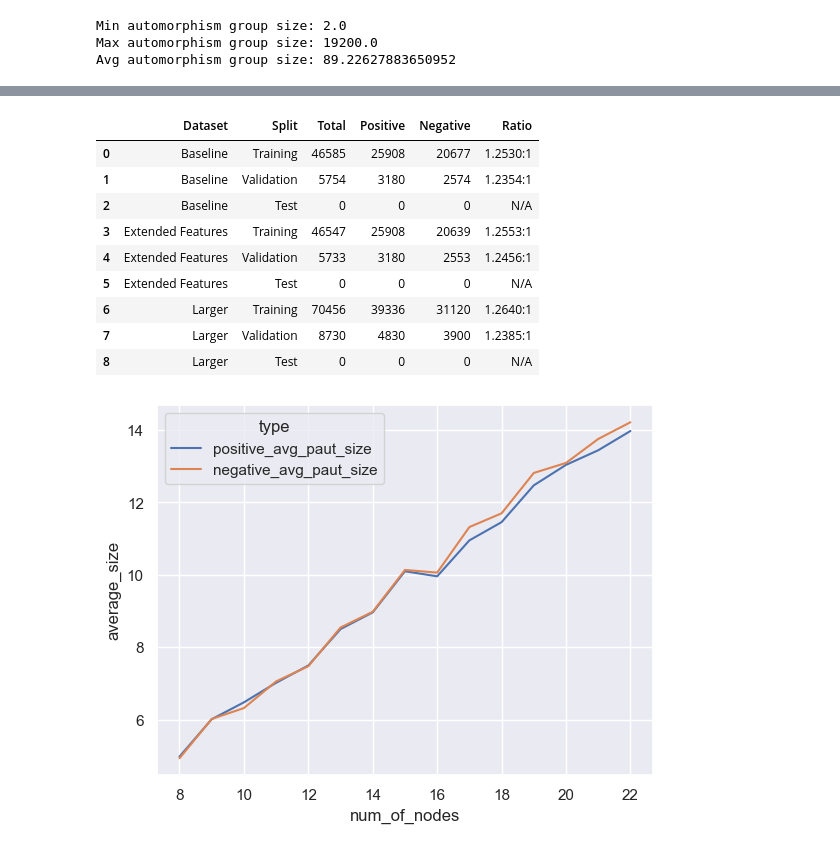
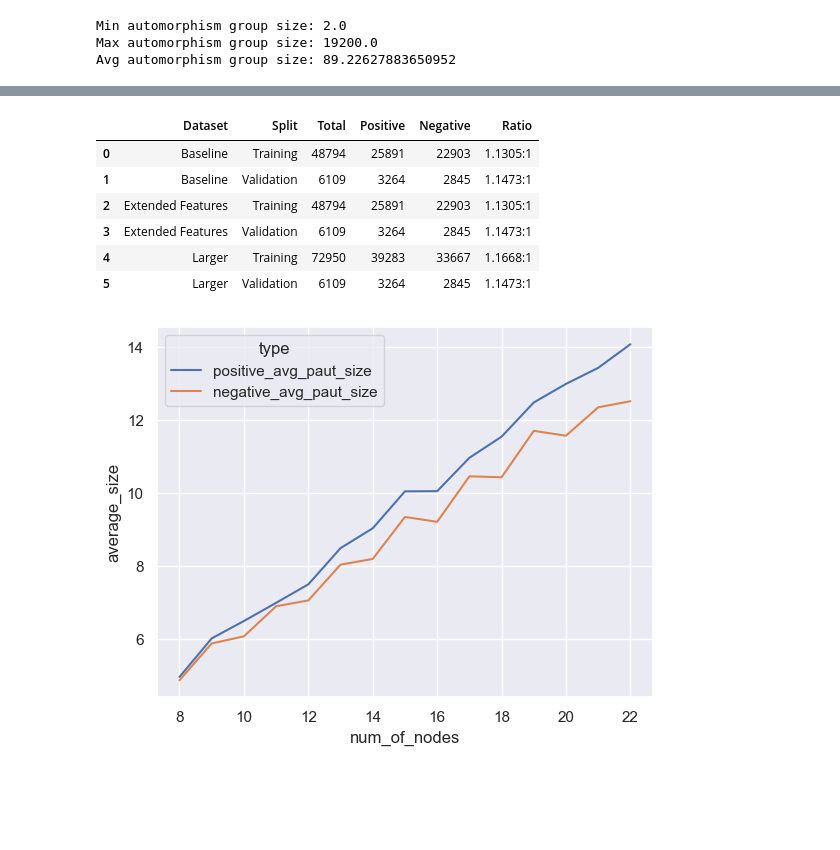
Before and after one commit to rivalxy/gnn-graph-theory, a Jupyter notebook: dataset/dataset_stats.ipynb, the cells around one changed output, grey strips where cells are left out. Cells and saved outputs as stored; diff of their text form; code cells hidden in the pictures; blank space fills up the shorter version.

```diff
--- a/dataset/dataset_stats.ipynb
+++ b/dataset/dataset_stats.ipynb
@@ -56,21 +56,3 @@ print(f"Avg automorphism group size: {avg_group_size}")
 Min automorphism group size: 2.0
 Max automorphism group size: 19200.0
 Avg automorphism group size: 89.22627883650952
-# %%
-larger_dataset = pd.read_csv("paut_sizes.csv")
-sns.set_theme()
-sns.histplot(
-    larger_dataset["extension_size"].where(larger_dataset["extension_size"] != 0),
-    bins=7,
-).set(title="Distribution of partial automorphism extension sizes")
-plt.show()
-min_extension_size = np.min(
-    larger_dataset["extension_size"].where(larger_dataset["extension_size"] != 0)
-)
-max_extension_size = np.max(larger_dataset["extension_size"])
-avg_extension_size = np.mean(
-    larger_dataset["extension_size"].where(larger_dataset["extension_size"] != 0)
-)
-print(f"Min extension size: {min_extension_size}")
-print(f"Max extension size: {max_extension_size}")
-print(f"Avg extension size: {avg_extension_size}")
@@ -95,6 +71,7 @@ def get_stats(df, split_col="dataset_type"):
         rows.append([split_label, total, pos, neg, ratio])
     return rows
 # %%
+larger_dataset = pd.read_csv("paut_sizes.csv")
 smaller_dataset = pd.read_csv("baseline/paut_sizes_baseline.csv")
 extended_features = pd.read_csv("7_features/paut_sizes_7_features.csv")
 all_rows = (
@@ -110,46 +87,39 @@ df = pd.DataFrame(
 df
 # %% [output]
 |  | Dataset | Split | Total | Positive | Negative | Ratio |
-| 0 | Baseline | Training | 46585 | 25908 | 20677 | 1.2530:1 |
-| 1 | Baseline | Validation | 5754 | 3180 | 2574 | 1.2354:1 |
-| 2 | Baseline | Test | 0 | 0 | 0 | N/A |
-| 3 | Extended Features | Training | 46547 | 25908 | 20639 | 1.2553:1 |
-| 4 | Extended Features | Validation | 5733 | 3180 | 2553 | 1.2456:1 |
-| 5 | Extended Features | Test | 0 | 0 | 0 | N/A |
-| 6 | Larger | Training | 70456 | 39336 | 31120 | 1.2640:1 |
-| 7 | Larger | Validation | 8730 | 4830 | 3900 | 1.2385:1 |
-| 8 | Larger | Test | 0 | 0 | 0 | N/A |
+| 0 | Baseline | Training | 48794 | 25891 | 22903 | 1.1305:1 |
+| 1 | Baseline | Validation | 6109 | 3264 | 2845 | 1.1473:1 |
+| 2 | Extended Features | Training | 48794 | 25891 | 22903 | 1.1305:1 |
+| 3 | Extended Features | Validation | 6109 | 3264 | 2845 | 1.1473:1 |
+| 4 | Larger | Training | 72950 | 39283 | 33667 | 1.1668:1 |
+| 5 | Larger | Validation | 6109 | 3264 | 2845 | 1.1473:1 |
 # %%
-larger_dataset["total_paut_size"] = (
-    larger_dataset["original_paut_size"] + larger_dataset["extension_size"]
-)
-
 positive_avg_paut_size = (
-    larger_dataset[larger_dataset["extension_size"] == 0]
-    .groupby("num_of_nodes")["original_paut_size"]
+    larger_dataset[larger_dataset["label"] == 1]
+    .groupby("num_of_nodes")["paut_size"]
     .mean()
     .reset_index(name="positive_avg_paut_size")
 )
 
 negative_avg_paut_size = (
-    larger_dataset[larger_dataset["extension_size"] != 0]
-    .groupby("num_of_nodes")["total_paut_size"]
+    larger_dataset[larger_dataset["label"] == 0]
+    .groupby("num_of_nodes")["paut_size"]
     .mean()
     .reset_index(name="negative_avg_paut_size")
 )
 
 plot_df = positive_avg_paut_size.merge(
     negative_avg_paut_size, on="num_of_nodes", how="outer"
 )
 
 plot_df = plot_df.melt(
     id_vars="num_of_nodes",
     value_vars=["positive_avg_paut_size", "negative_avg_paut_size"],
     var_name="type",
     value_name="average_size",
 )
 
 sns.lineplot(data=plot_df, x="num_of_nodes", y="average_size", hue="type")
 plt.show()
 # %% [output]
-[figure, old version]
+[figure, new version]
```
Also changed, not shown: parts of 4 cells of this notebook.
